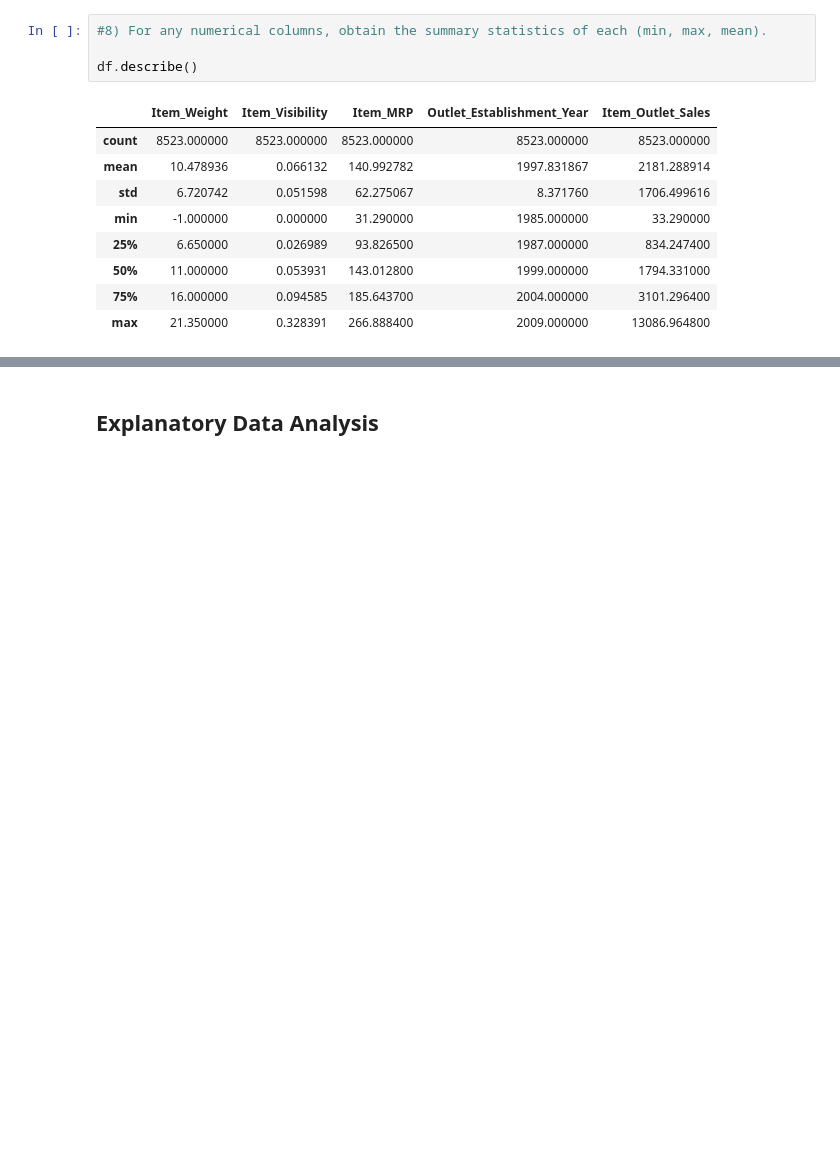
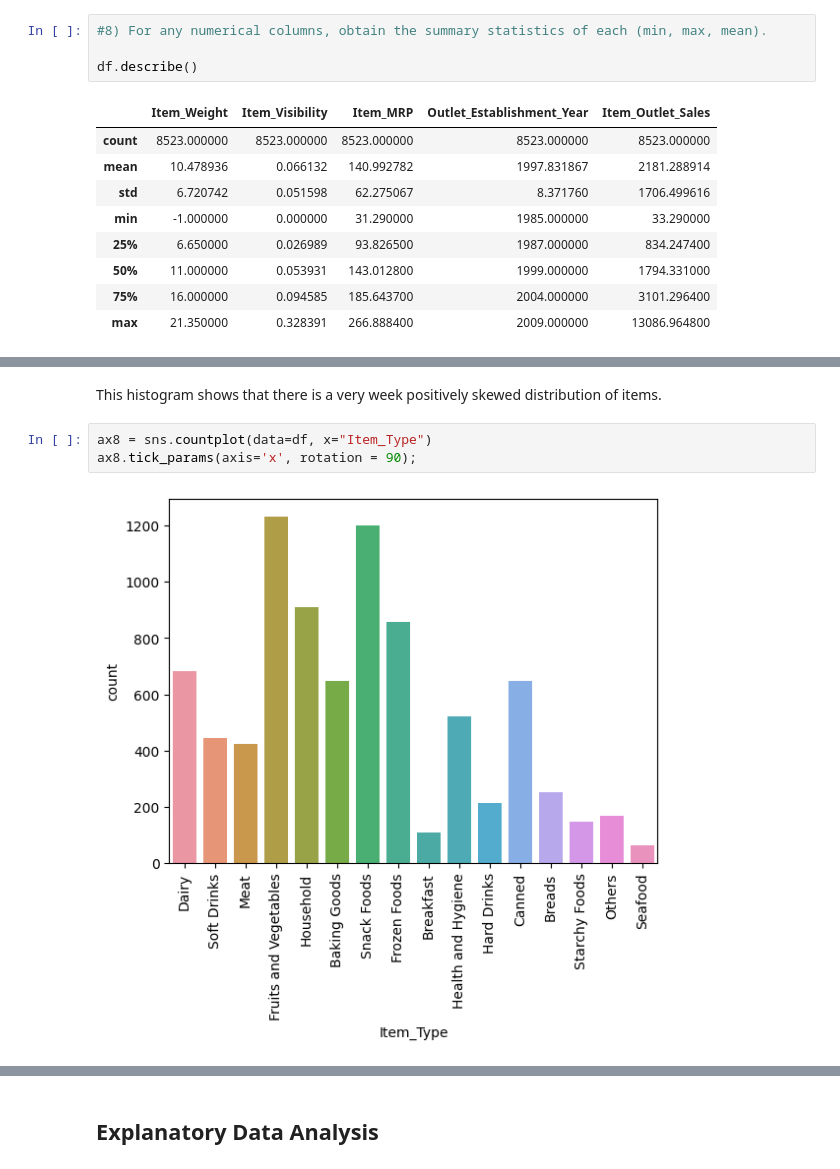
Before and after one commit to kassiedancer92/Prediction-of-Product-Sales, a Jupyter notebook: Prediction_of_Product_Sales.ipynb, the cells around one changed output, grey strips where cells are left out. Cells and saved outputs as stored; diff of their text form; blank space fills up the shorter version.

```diff
--- a/Prediction_of_Product_Sales.ipynb
+++ b/Prediction_of_Product_Sales.ipynb
@@ -226,0 +264,7 @@ df.describe()
+# %% [markdown]
+This histogram shows that there is a very week positively skewed distribution of items.
+# %%
+ax8 = sns.countplot(data=df, x="Item_Type")
+ax8.tick_params(axis='x', rotation = 90);
+# %% [output]
+[figure, added]
```
Also changed, not shown: parts of 11 cells of this notebook.
